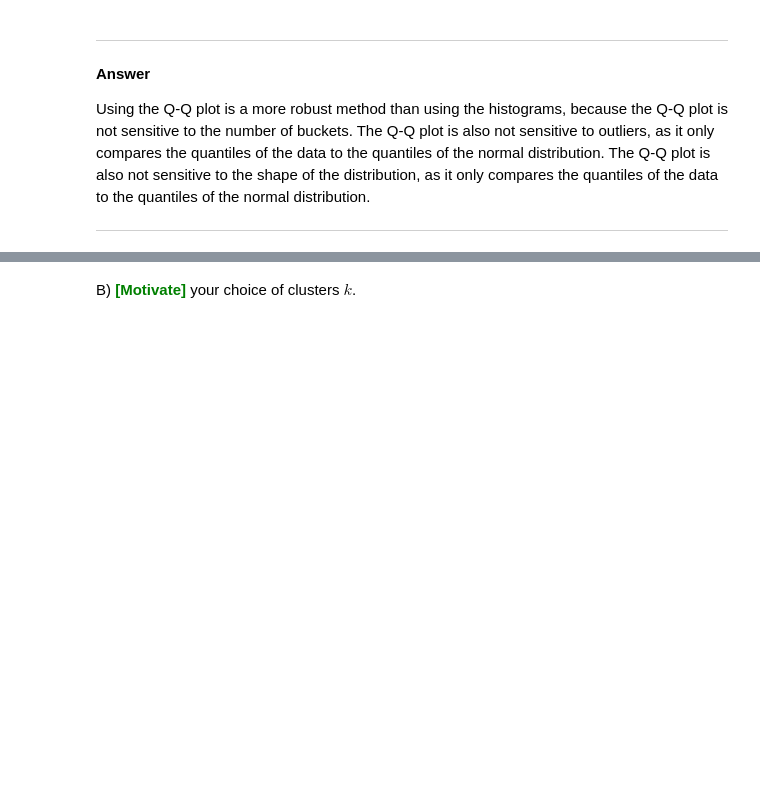
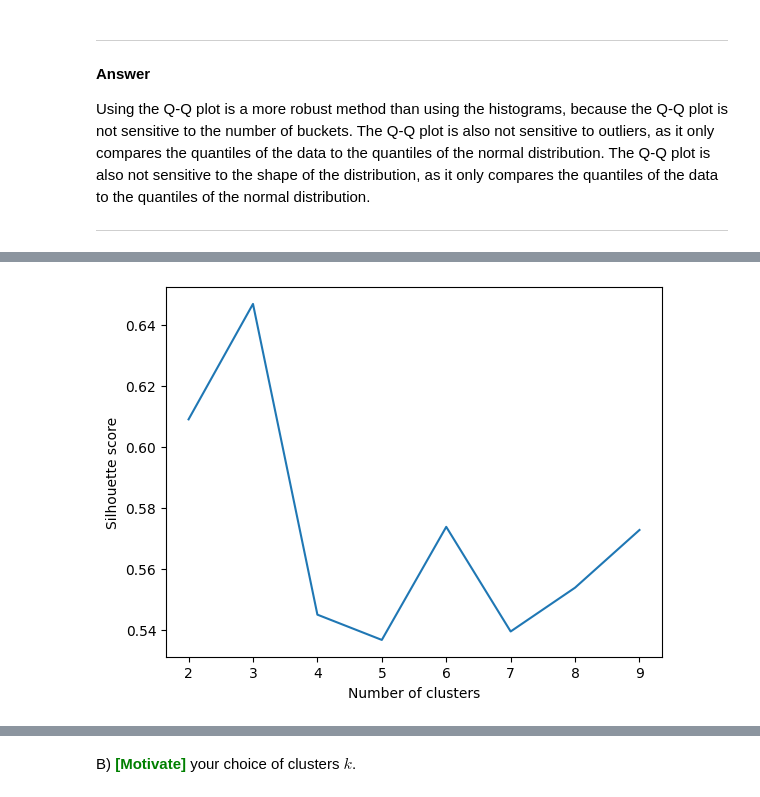
Before and after one commit to BjarkiKassOlsen/DM-Hand-In, a Jupyter notebook: handins/handin1.ipynb, the cells around one changed output, grey strips where cells are left out. Saved outputs shown, nothing was run; the diff lists cells and outputs as text; code cells hidden in the pictures; blank space fills up the shorter version.

```diff
--- a/handins/handin1.ipynb
+++ b/handins/handin1.ipynb
@@ -874,30 +910,73 @@ Use the "sulphates" and "alcohol" features of the data set. Your final plot shou
 # Data
 X = toy[["sulphates", "alcohol"]].to_numpy()
 
-# Elbow method
-inertias = []
-for k in range(1, 11):
-    kmeans = KMeans(n_clusters=k, random_state=0).fit(X)
-    inertias.append(kmeans.inertia_)
+def euclidean_distance(x1, x2):
+    return np.sqrt(np.sum((x1 - x2) ** 2))
 
-plt.plot(range(1, 11), inertias, '-o')
-plt.xlabel('Number of clusters (k)')
-plt.ylabel('Inertia')
+
+def silhouette_coefficient(X, labels):
+    n_samples, n_features = X.shape
+    n_clusters = len(set(labels))
+
+    # Compute the cluster centers
+    cluster_centers = np.zeros((n_clusters, n_features))
+    for k in range(n_clusters):
+        cluster_centers[k] = np.mean(X[labels == k], axis=0)
+
+    # Compute the average distance between each sample and all other points in the same cluster
+    a = np.zeros(n_samples)
+    for i in range(n_samples):
+        k = labels[i]
+        a[i] = np.mean([euclidean_distance(X[i], X[j]) for j in range(n_samples) if labels[j] == k])
+
+    # Compute the average distance between each sample and all points in the nearest neighboring cluster
+    b = np.zeros(n_samples)
+    for i in range(n_samples):
+        k = labels[i]
+        b[i] = np.min([np.mean([euclidean_distance(X[i], X[j]) for j in range(n_samples) if labels[j] == k2]) for k2 in range(n_clusters) if k2 != k])
+
+    # Compute the silhouette coefficient for each sample
+    s = np.zeros(n_samples)
+    for i in range(n_samples):
+        s[i] = (b[i] - a[i]) / max(a[i], b[i])
+
+    # Compute the average silhouette coefficient for each cluster
+    silhouette_avg = np.zeros(n_clusters)
+    for k in range(n_clusters):
+        silhouette_avg[k] = np.mean(s[labels == k])
+
+    # Compute the overall average silhouette coefficient
+    silhouette_overall = np.mean(s)
+
+    return silhouette_avg, silhouette_overall
+
+
+# Choose the range of number of clusters to evaluate
+range_n_clusters = range(2, 10)
+
+# Compute the silhouette score for each number of clusters
+silhouette_scores = []
+for n_clusters in range_n_clusters:
+    # Fit the KMeans model with kmeans++ initialization
+    kmeans = KMeans(n_clusters=n_clusters, init='k-means++', random_state=RANDOM_SEED).fit(X)
+
+    # Predict the cluster labels for each data point
+    labels = kmeans.labels_
+
+    # Compute the silhouette coefficient for each number of clusters
+    silhouette_avg, silhouette_overall = silhouette_coefficient(X, labels)
+
+    silhouette_scores.append(silhouette_overall)
+
+# Plot the silhouette score against the number of clusters
+plt.plot(range_n_clusters, silhouette_scores)
+plt.xlabel('Number of clusters')
+plt.ylabel('Silhouette score')
 plt.show()
 
-# Silhouette coefficient
-silhouette_scores = []
-for k in range(2, 11):
-    kmeans = KMeans(n_clusters=k, random_state=0).fit(X)
-    score = silhouette_score(X, kmeans.labels_)
-    silhouette_scores.append(score)
-
-plt.plot(range(2, 11), silhouette_scores, '-o')
-plt.xlabel('Number of clusters (k)')
-plt.ylabel('Silhouette coefficient')
-plt.show()
-
-
-
+# Identify the optimal number of clusters based on the highest silhouette score
+optimal_n_clusters = range_n_clusters[np.argmax(silhouette_scores)]
+print(f"The optimal number of clusters is {optimal_n_clusters}")
 
 ### YOUR CODE HERE
+# %% [output]
@@ -903,0 +1000 @@ plt.show()
+[figure, added]
```
Also changed, not shown: parts of 10 cells of this notebook.
